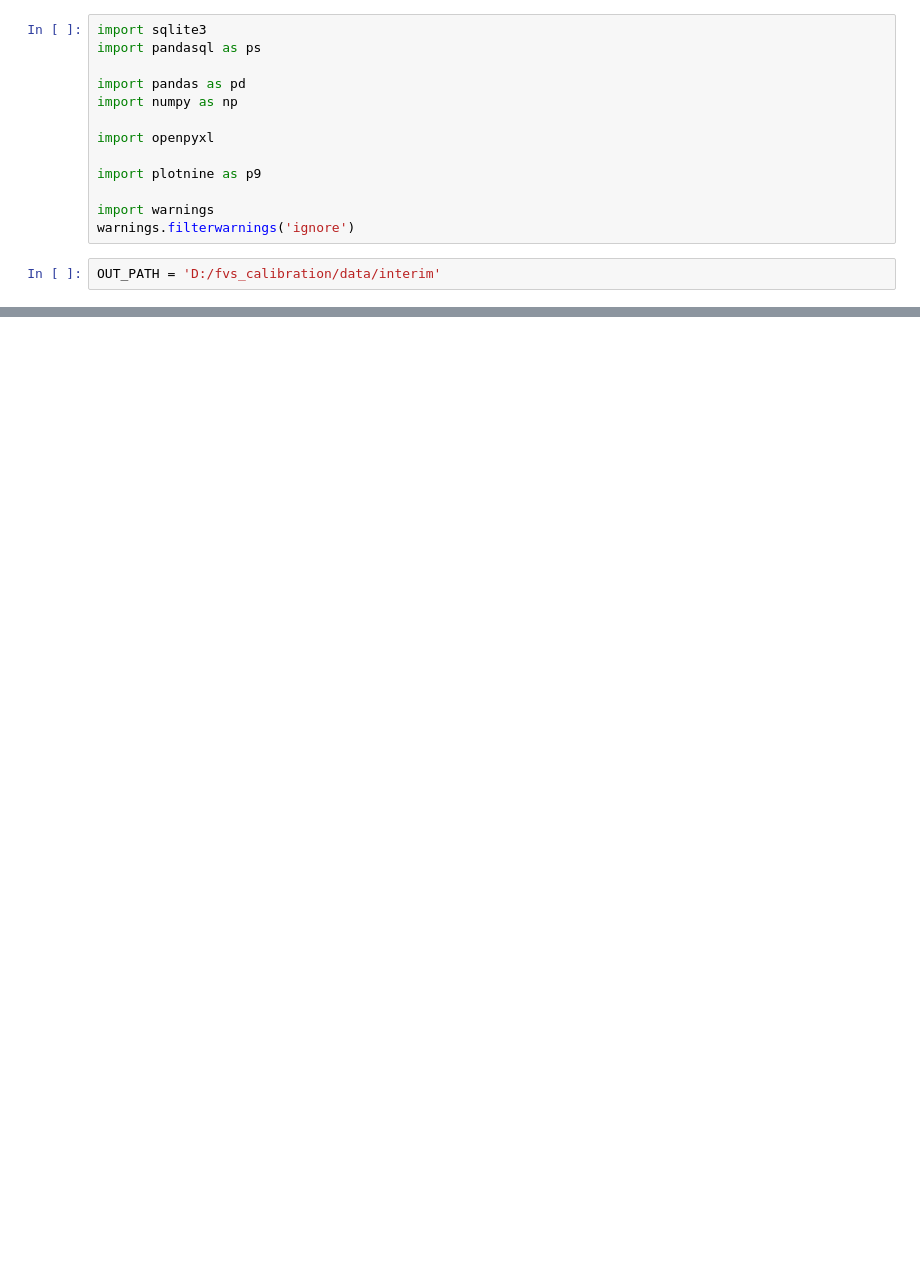
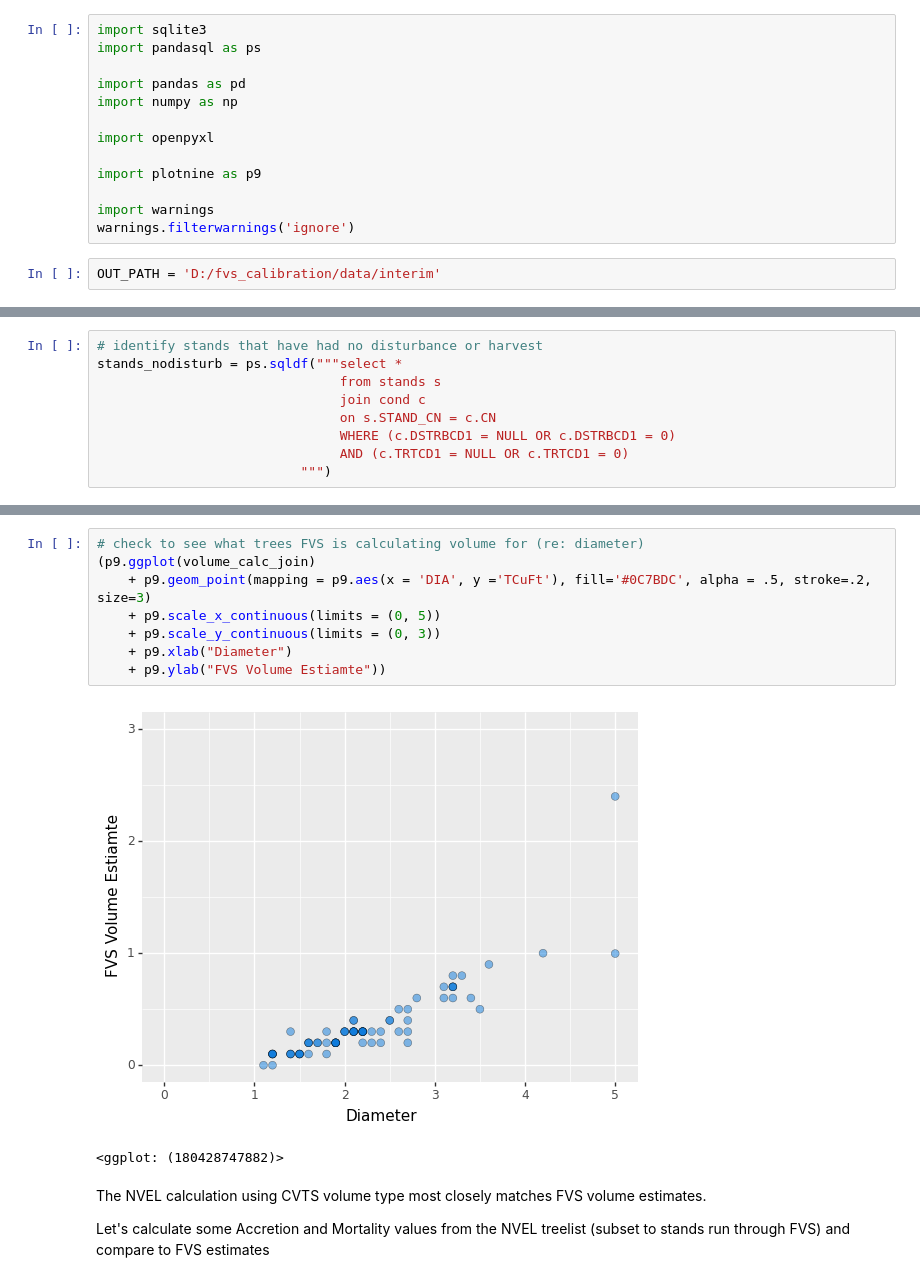
Before and after one commit to Ecotrust/calibrate_fvs, a Jupyter notebook: notebooks/FIA_GroundtruthData.ipynb, the cells around one changed output, grey strips where cells are left out. Cells and saved outputs as stored; diff of their text form; blank space fills up the shorter version.

```diff
--- a/notebooks/FIA_GroundtruthData.ipynb
+++ b/notebooks/FIA_GroundtruthData.ipynb
@@ -151,0 +42,9 @@ array([1994, 2001, 2002, 2003, 2004, 2005, 2006, 2007, 2008, 2009, 2010,
+# %%
+# identify stands that have had no disturbance or harvest
+stands_nodisturb = ps.sqldf("""select *
+                               from stands s
+                               join cond c
+                               on s.STAND_CN = c.CN
+                               WHERE (c.DSTRBCD1 = NULL OR c.DSTRBCD1 = 0)
+                               AND (c.TRTCD1 = NULL OR c.TRTCD1 = 0)
+                          """)
@@ -151,0 +137,15 @@ array([1994, 2001, 2002, 2003, 2004, 2005, 2006, 2007, 2008, 2009, 2010,
+# %%
+# check to see what trees FVS is calculating volume for (re: diameter)
+(p9.ggplot(volume_calc_join)
+    + p9.geom_point(mapping = p9.aes(x = 'DIA', y ='TCuFt'), fill='#0C7BDC', alpha = .5, stroke=.2, size=3)
+    + p9.scale_x_continuous(limits = (0, 5))
+    + p9.scale_y_continuous(limits = (0, 3))
+    + p9.xlab("Diameter")
+    + p9.ylab("FVS Volume Estiamte"))
+# %% [output]
+[figure, added]
+<ggplot: (180428747882)>
+# %% [markdown]
+The NVEL calculation using CVTS volume type most closely matches FVS volume estimates.
+
+Let's calculate some Accretion and Mortality values from the NVEL treelist (subset to stands run through FVS) and compare to FVS estimates
```
Also changed, not shown: parts of 54 cells of this notebook, 1 other file.
